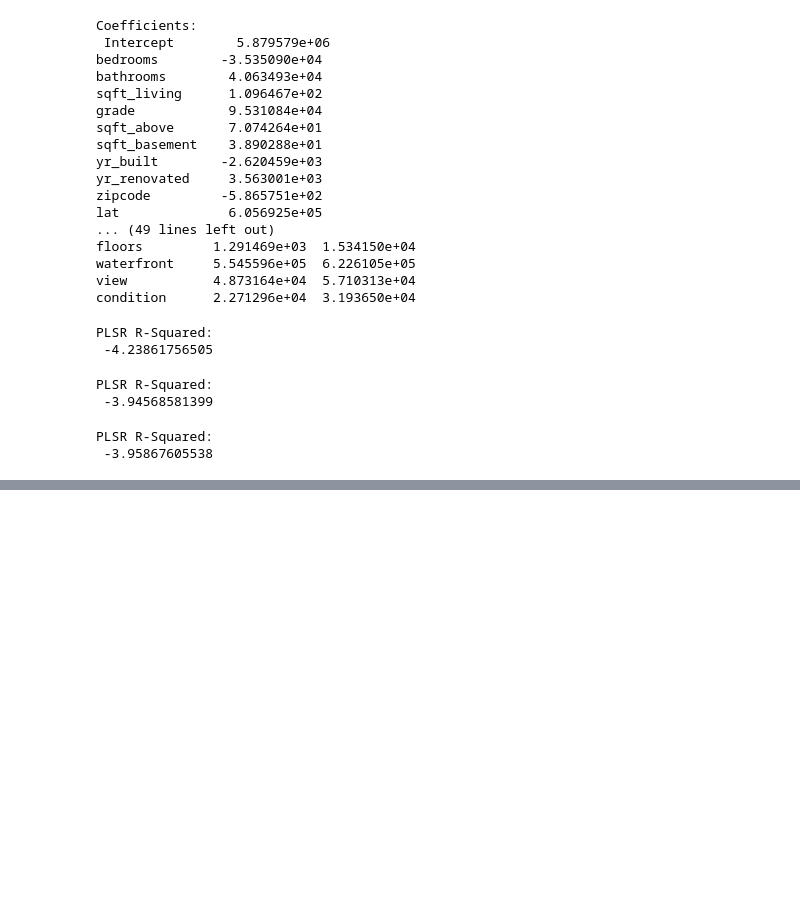
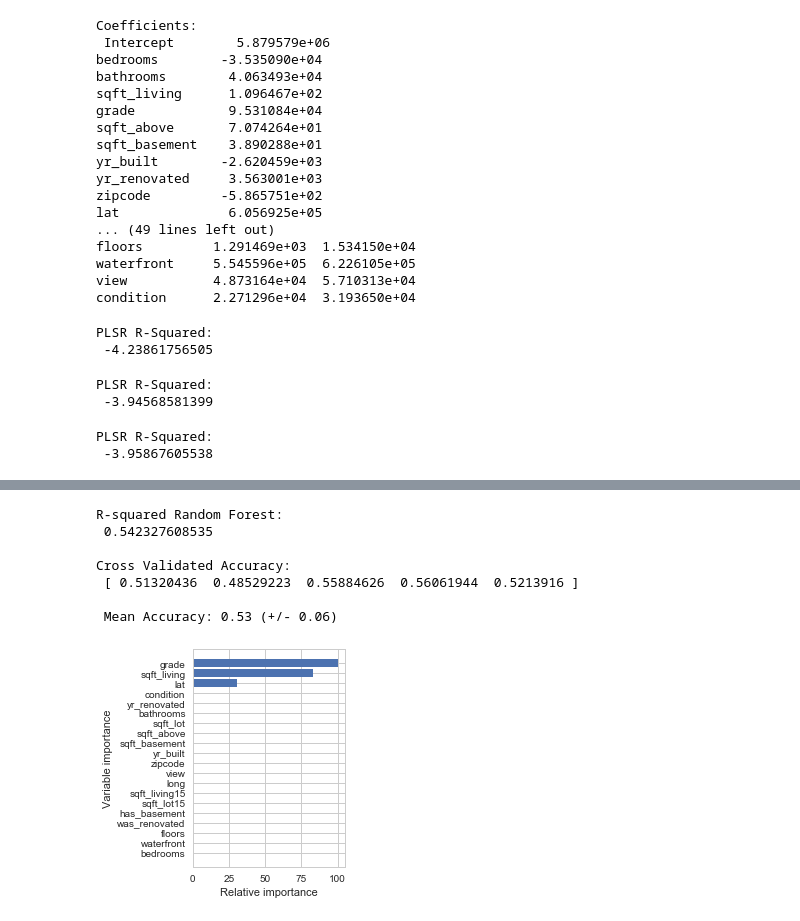
Before and after one commit to cappsjr/StartDraft_Capstone, a Jupyter notebook: Capstone Draft.ipynb, the cells around one changed output, grey strips where cells are left out. Saved outputs shown, nothing was run; the diff lists cells and outputs as text; code cells hidden in the pictures; blank space fills up the shorter version.

```diff
--- a/Capstone Draft.ipynb
+++ b/Capstone Draft.ipynb
@@ -527,0 +585,40 @@ Weighted Accuracy: 0.79 (+/- 0.04)
+# %%
+# Now lets try a random forest and see how that works
+
+from sklearn import ensemble
+
+# Lets create a function for our random forest model.
+def ranfor_reg(X, y, n_est, max_dep, cvk):
+    rfr = ensemble.RandomForestRegressor(n_estimators=n_est, max_depth=max_dep)
+    rfr_fit = rfr.fit(X, y)
+    rfr_predict = rfr.predict(X)
+    rfr_score = rfr.score(X,y)
+    print('\nR-squared Random Forest: \n', rfr_score)
+    rfr_crossval = cross_val_score(rfr, X, y, cv=cvk)
+    print('\nCross Validated Accuracy: \n', rfr_crossval)
+    print('\n Mean Accuracy: %0.2f (+/- %0.2f)' % (rfr_crossval.mean(), rfr_crossval.std() * 2))
+    # Make importances relative to max importance
+    feature_importance = rfr.feature_importances_
+    feature_importance = 100 * (feature_importance / feature_importance.max())
+    sorted_idx = np.argsort(feature_importance)
+    pos = np.arange(sorted_idx.shape[0]) +  0.5
+    plt.subplot(1, 2, 2)
+    plt.barh(pos, feature_importance[sorted_idx], align='center')
+    plt.yticks(pos, X.columns[sorted_idx])
+    plt.xlabel('Relative importance')
+    plt.ylabel('Variable importance')
+    plt.show()
+# %%
+# First define the arguments for the function then run the model.
+rfr_var = df.drop(['price', 'id', 'date'], axis=1)
+
+ranfor_reg(rfr_var, df['price'], 10, 2, 5)
+# %% [output]
+R-squared Random Forest:
+ 0.542327608535
+
+Cross Validated Accuracy:
+ [ 0.51320436  0.48529223  0.55884626  0.56061944  0.5213916 ]
+
+ Mean Accuracy: 0.53 (+/- 0.06)
+[figure, added]
```
Also changed, not shown: parts of 42 cells of this notebook.
